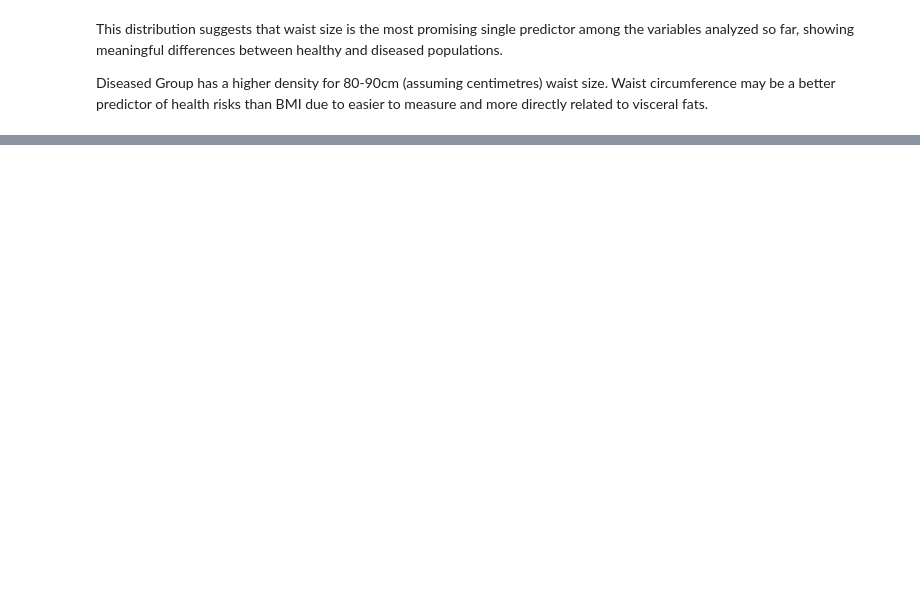
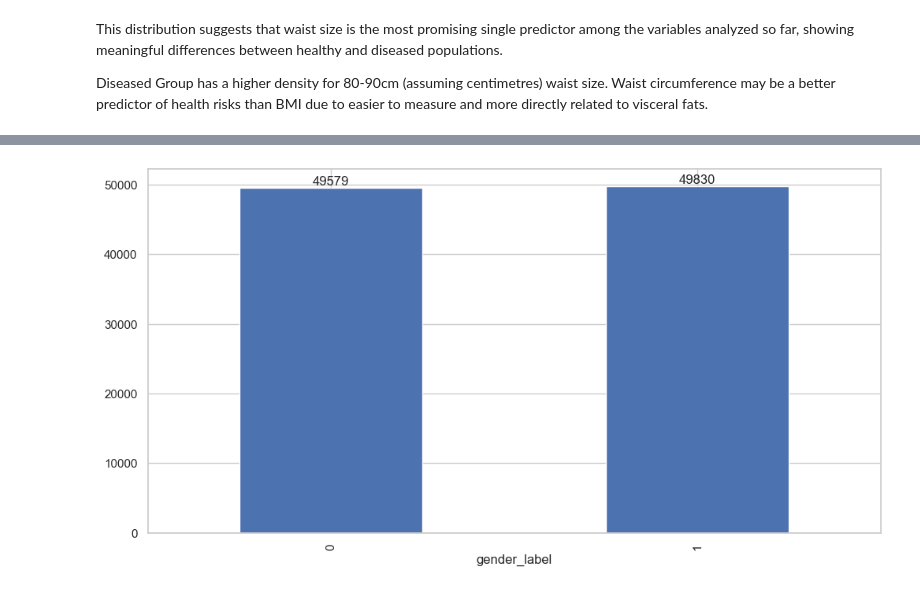
Before and after one commit to Angela-ChongMJ-1162081/1162081, a Jupyter notebook: disease_risk_from_daily_habits.ipynb, the cells around one changed output, grey strips where cells are left out. Saved outputs shown, nothing was run; the diff lists cells and outputs as text; code cells hidden in the pictures; blank space fills up the shorter version.

```diff
--- a/disease_risk_from_daily_habits.ipynb
+++ b/disease_risk_from_daily_habits.ipynb
@@ -500,0 +606,6 @@ Diseased Group has a higher density for 80-90cm (assuming centimetres) waist siz
+# %%
+ax = df_cleaned['gender_label'].value_counts().sort_index().plot(kind='bar', figsize=(12, 6))
+for p in ax.patches:
+    ax.text(p.get_x() + p.get_width() / 2, p.get_height(), int(p.get_height()), ha='center', va='bottom')
+# %% [output]
+[figure, added]
```
Also changed, not shown: parts of 32 cells of this notebook, 2 other files.
